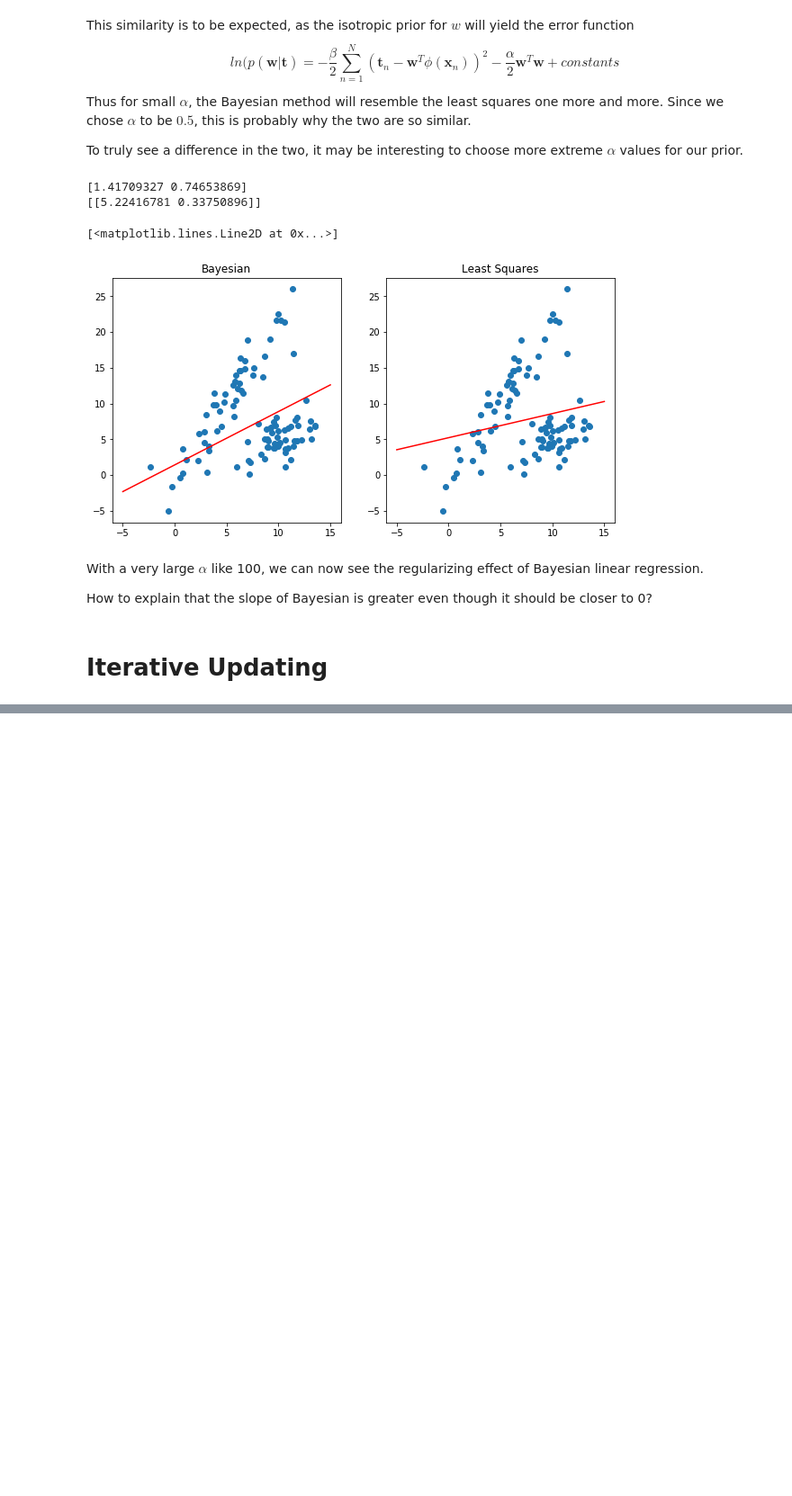
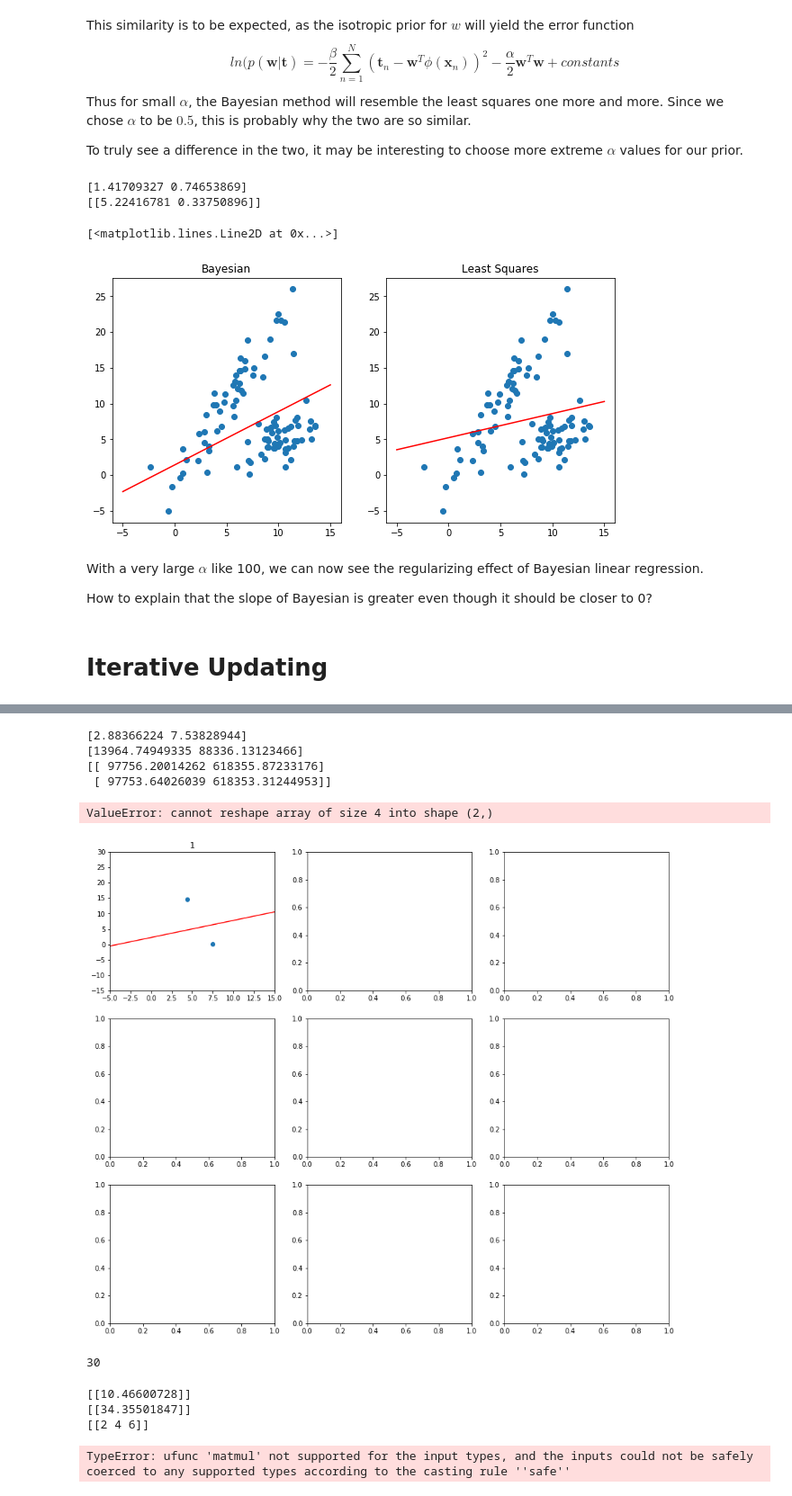
Before and after one commit to chaue/BayesianUpdate, a Jupyter notebook: SequentialLearning.ipynb, the cells around one changed output, grey strips where cells are left out. Shown at 90% size. Cells and saved outputs as stored; diff of their text form; code cells hidden in the pictures; blank space fills up the shorter version.

```diff
--- a/SequentialLearning.ipynb
+++ b/SequentialLearning.ipynb
@@ -245,0 +377,64 @@ The goal of this section is to write an algorithm to update and visualize the Ba
+# %%
+fig, ax = plt.subplots(3,3, figsize=(15,13))
+axdim = [(0,1), (0,2), (1,0), (1,1), (1,2), (2,0), (2,1), (2,2)]
+
+dim = 2
+mu = 5
+sigma = 4
+batch = 2
+
+epsmu = 0
+beta = 7
+alpha = 10
+
+x = np.array([np.random.normal(loc = mu, scale = sigma, size = batch)])
+eps = np.array([np.random.normal(loc = epsmu, scale = beta, size = batch)])
+t = 2 * x + eps
+
+phi = np.hstack((np.ones((len(x[0]), 1)), x.T))
+SN = np.linalg.inv(alpha * np.eye(dim) + beta * np.matmul(phi.T, phi))
+mN = beta * np.matmul(SN, np.matmul(phi.T, t.T))
+
+w = np.random.multivariate_normal(mean = mN.reshape(2,), cov = SN)
+#print(w)
+linex = np.linspace(-5, 15, 10000)
+liney = w[0] + w[1]*linex
+
+ax[0,0].scatter(x, t)
+ax[0,0].set_xlim([-5, 15])
+ax[0,0].set_ylim([-15, 30])
+ax[0,0].plot(linex, liney, 'r')
+ax[0,0].title.set_text("1")
+
+for i in np.arange(8):
+    newx = np.random.normal(loc = mu, scale = sigma, size = batch)
+    neweps = np.random.normal(loc = epsmu, scale = beta, size = batch)
+    newt = 2 * newx + neweps
+    print(newx)
+
+    SN = SN + beta * np.array([[1, newx.sum()], [newx.sum(), (newx**2).sum()]])
+    print(np.matmul(SN, np.array([newt.sum(), np.matmul(newx, newt.T)])) )
+    mN = mN + beta * np.matmul(SN, np.array([newt.sum(), np.matmul(newx, newt.T)]))
+    print(mN)
+
+    w = np.random.multivariate_normal(mean = mN.reshape(2,), cov = SN)
+    #print(w)
+    linex = np.linspace(-5, 15, 10000)
+    liney = w[0] + w[1]*linex
+
+    ax[axdim[i]].scatter(x, t)
+    ax[axdim[i]].set_xlim([-5, 15])
+    ax[axdim[i]].set_ylim([-15, 30])
+    ax[axdim[i]].plot(linex, liney, 'r')
+    ax[axdim[i]].title.set_text(i+2)
+# %% [output]
+[2.88366224 7.53828944]
+[13964.74949335 88336.13123466]
+[[ 97756.20014262 618355.87233176]
+ [ 97753.64026039 618353.31244953]]
+ValueError: cannot reshape array of size 4 into shape (2,)
+[figure, added]
+# %%
+(np.array([[1,2,3,4]])**2).sum()
+# %% [output]
+30
@@ -245,0 +445,12 @@ The goal of this section is to write an algorithm to update and visualize the Ba
+# %%
+print(newx)
+print(newt)
+print(2*np.array([[1,2,3]]))
+# %% [output]
+[[10.46600728]]
+[[34.35501847]]
+[[2 4 6]]
+# %%
+np.matmul(SN, np.array([newt.sum(), np.matmul(newx, newt.T)]))
+# %% [output]
+TypeError: ufunc 'matmul' not supported for the input types, and the inputs could not be safely coerced to any supported types according to the casting rule ''safe''
```
Also changed, not shown: parts of 11 cells of this notebook.
